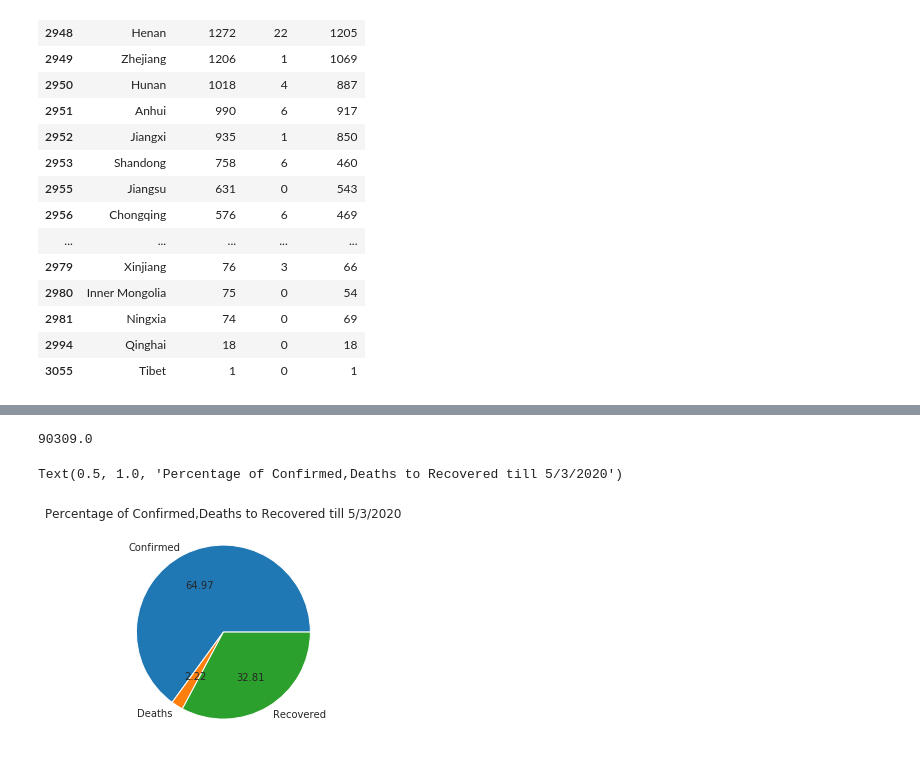
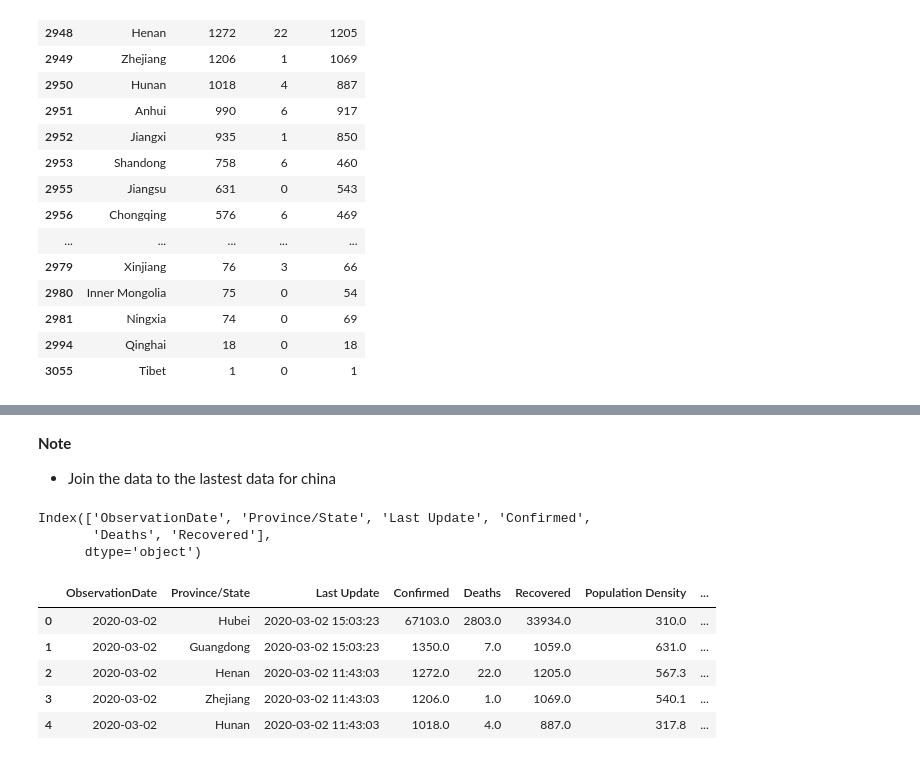
Before and after one commit to rajdip11/Exploratory-Data-Analysis, a Jupyter notebook: Analysis_of_COVID19.ipynb, the cells around one changed output, grey strips where cells are left out. Drawn from its saved outputs; the diff is of its cells as text; code cells hidden in the pictures.

```diff
--- a/Analysis_of_COVID19.ipynb
+++ b/Analysis_of_COVID19.ipynb
@@ -316,0 +319,2 @@ styles = [
+# %%
+china_info = pd.read_csv('/content/drive/My Drive/Colab Notebooks/Corona Analysis/Book1.csv')
@@ -317,12 +330,20 @@ styles = [
+# %% [markdown]
+**Note**
+- Join the data to the lastest data for china
 # %%
-current_data_of_china = grouped_data.get_group('Mainland China')
+grouped_data.get_group('Mainland China').columns
+# %% [output]
+Index(['ObservationDate', 'Province/State', 'Last Update', 'Confirmed',
+       'Deaths', 'Recovered'],
+      dtype='object')
-# %%
-latest_data.Confirmed.sum()
-# %% [output]
-90309.0
-# %%
-plt.pie([latest_data.Confirmed.sum(),latest_data.Deaths.sum(),latest_data.Recovered.sum()],autopct='%3.2f',labels=['Confirmed','Deaths','Recovered'])
-plt.title('Percentage of Confirmed,Deaths to Recovered till 5/3/2020')
-# %% [output]
-Text(0.5, 1.0, 'Percentage of Confirmed,Deaths to Recovered till 5/3/2020')
-[figure, removed]
+# %%
+new_data_of_china = pd.merge(left=x,right=china_info,how='right',left_on=['Province/State'],right_on=['Province/State'])
+# %%
+new_data_of_china.head()
+# %% [output]
+|  | ObservationDate | Province/State | Last Update | Confirmed | Deaths | Recovered | Population Density | ... |
+| 0 | 2020-03-02 | Hubei | 2020-03-02 15:03:23 | 67103.0 | 2803.0 | 33934.0 | 310.0 | ... |
+| 1 | 2020-03-02 | Guangdong | 2020-03-02 15:03:23 | 1350.0 | 7.0 | 1059.0 | 631.0 | ... |
+| 2 | 2020-03-02 | Henan | 2020-03-02 11:43:03 | 1272.0 | 22.0 | 1205.0 | 567.3 | ... |
+| 3 | 2020-03-02 | Zhejiang | 2020-03-02 11:43:03 | 1206.0 | 1.0 | 1069.0 | 540.1 | ... |
+| 4 | 2020-03-02 | Hunan | 2020-03-02 11:43:03 | 1018.0 | 4.0 | 887.0 | 317.8 | ... |
```
Also changed, not shown: parts of 4 cells of this notebook.
